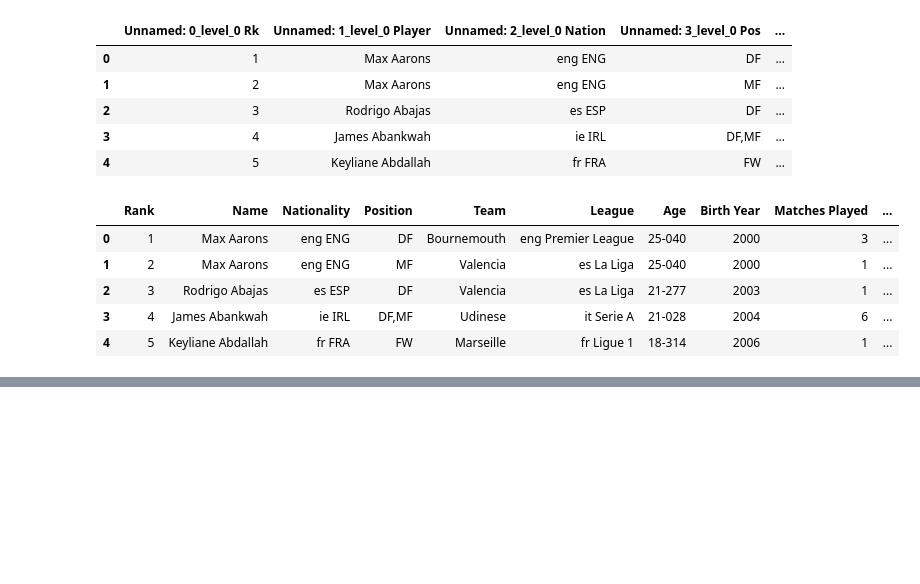
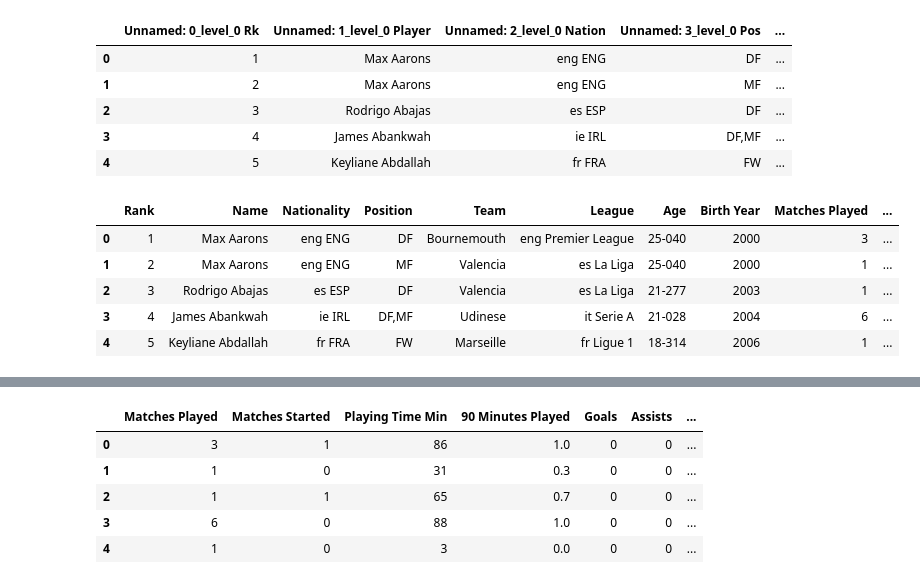
Before and after one commit to DarthJkid/FBREF_Analysis, a Jupyter notebook: Big5_Analysis_2.ipynb, the cells around one changed output, grey strips where cells are left out. Cells and saved outputs as stored; diff of their text form; code cells hidden in the pictures; blank space fills up the shorter version.

```diff
--- a/Big5_Analysis_2.ipynb
+++ b/Big5_Analysis_2.ipynb
@@ -106,0 +141,12 @@ df.head()
+# %%
+# Drop non numeric columns if they exist in the dataframe
+columns_to_drop = ['Rank', 'Nationality', 'League', 'Birth Year', 'Team', 'Position', 'Name','Age']
+df = df.drop(columns=[col for col in columns_to_drop if col in df.columns])
+df.head()
+# %% [output]
+|  | Matches Played | Matches Started | Playing Time Min | 90 Minutes Played | Goals | Assists | ... |
+| 0 | 3 | 1 | 86 | 1.0 | 0 | 0 | ... |
+| 1 | 1 | 0 | 31 | 0.3 | 0 | 0 | ... |
+| 2 | 1 | 1 | 65 | 0.7 | 0 | 0 | ... |
+| 3 | 6 | 0 | 88 | 1.0 | 0 | 0 | ... |
+| 4 | 1 | 0 | 3 | 0.0 | 0 | 0 | ... |
```
Also changed, not shown: parts of 6 cells of this notebook.
